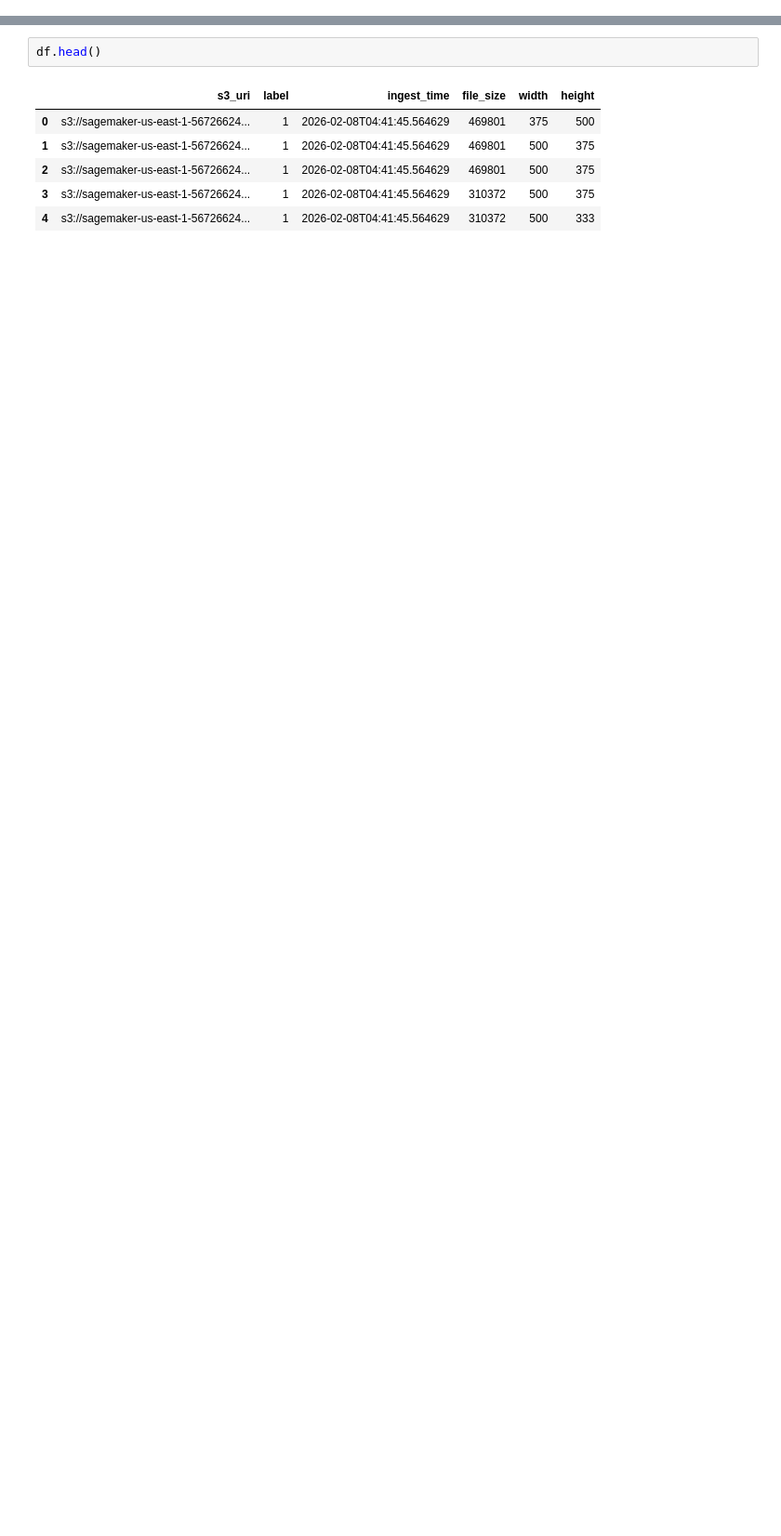
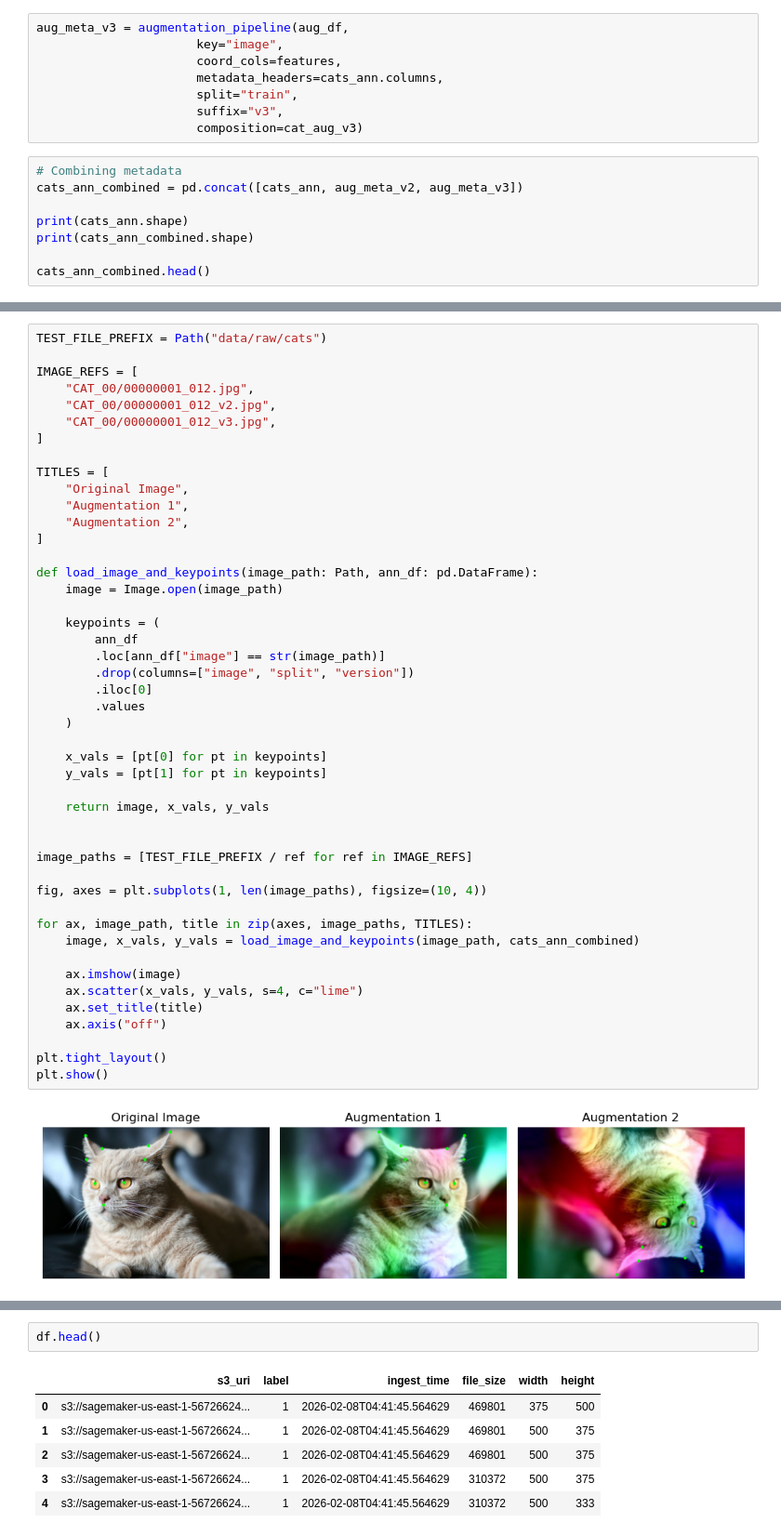
Before and after one commit to lpam-sd/AAI_540_Grp_6, a Jupyter notebook: 2_Ingestion.ipynb, the cells around one changed output, grey strips where cells are left out. Shown at 93% size. Saved outputs shown, nothing was run; the diff lists cells and outputs as text; blank space fills up the shorter version.

Commit message:
refactored cat image downloading and augmentation

```diff
--- a/2_Ingestion.ipynb
+++ b/2_Ingestion.ipynb
@@ -240,0 +245,16 @@ Uploaded noncats: 15000
+# %%
+aug_meta_v3 = augmentation_pipeline(aug_df,
+                      key="image",
+                      coord_cols=features,
+                      metadata_headers=cats_ann.columns,
+                      split="train",
+                      suffix="v3",
+                      composition=cat_aug_v3)
+# %%
+# Combining metadata
+cats_ann_combined = pd.concat([cats_ann, aug_meta_v2, aug_meta_v3])
+
+print(cats_ann.shape)
+print(cats_ann_combined.shape)
+
+cats_ann_combined.head()
@@ -240,0 +272,48 @@ Uploaded noncats: 15000
+# %%
+TEST_FILE_PREFIX = Path("data/raw/cats")
+
+IMAGE_REFS = [
+    "CAT_00/00000001_012.jpg",
+    "CAT_00/00000001_012_v2.jpg",
+    "CAT_00/00000001_012_v3.jpg",
+]
+
+TITLES = [
+    "Original Image",
+    "Augmentation 1",
+    "Augmentation 2",
+]
+
+def load_image_and_keypoints(image_path: Path, ann_df: pd.DataFrame):
+    image = Image.open(image_path)
+
+    keypoints = (
+        ann_df
+        .loc[ann_df["image"] == str(image_path)]
+        .drop(columns=["image", "split", "version"])
+        .iloc[0]
+        .values
+    )
+
+    x_vals = [pt[0] for pt in keypoints]
+    y_vals = [pt[1] for pt in keypoints]
+
+    return image, x_vals, y_vals
+
+
+image_paths = [TEST_FILE_PREFIX / ref for ref in IMAGE_REFS]
+
+fig, axes = plt.subplots(1, len(image_paths), figsize=(10, 4))
+
+for ax, image_path, title in zip(axes, image_paths, TITLES):
+    image, x_vals, y_vals = load_image_and_keypoints(image_path, cats_ann_combined)
+
+    ax.imshow(image)
+    ax.scatter(x_vals, y_vals, s=4, c="lime")
+    ax.set_title(title)
+    ax.axis("off")
+
+plt.tight_layout()
+plt.show()
+# %% [output]
+[figure, added]
```
Also changed, not shown: parts of 40 cells of this notebook.
